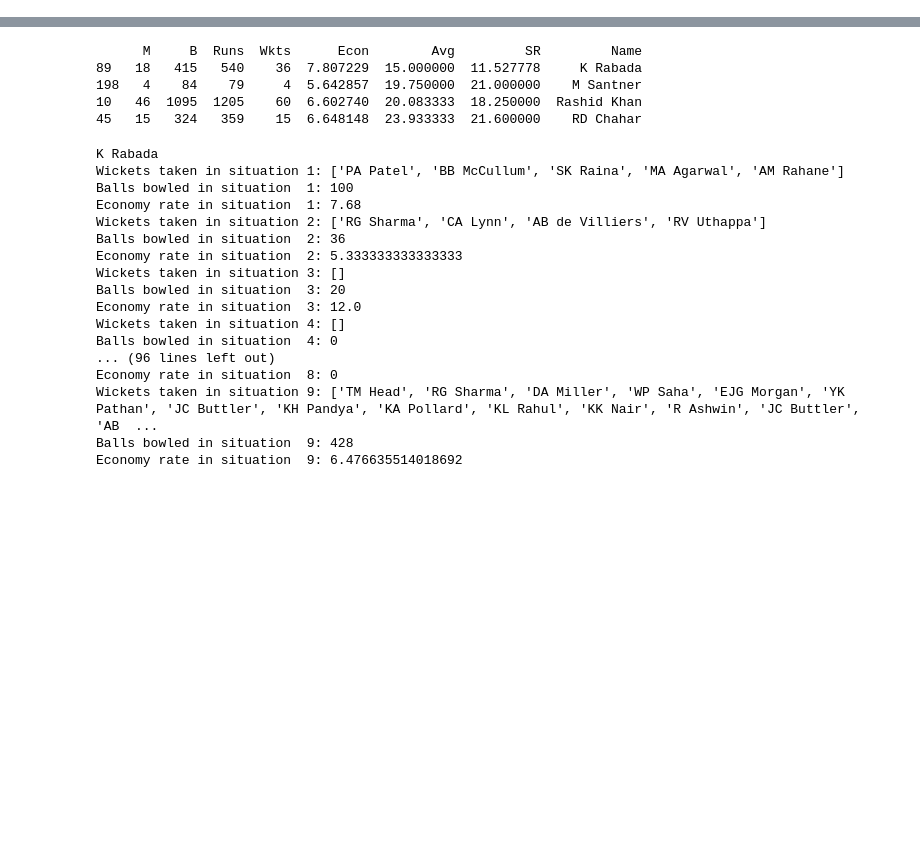
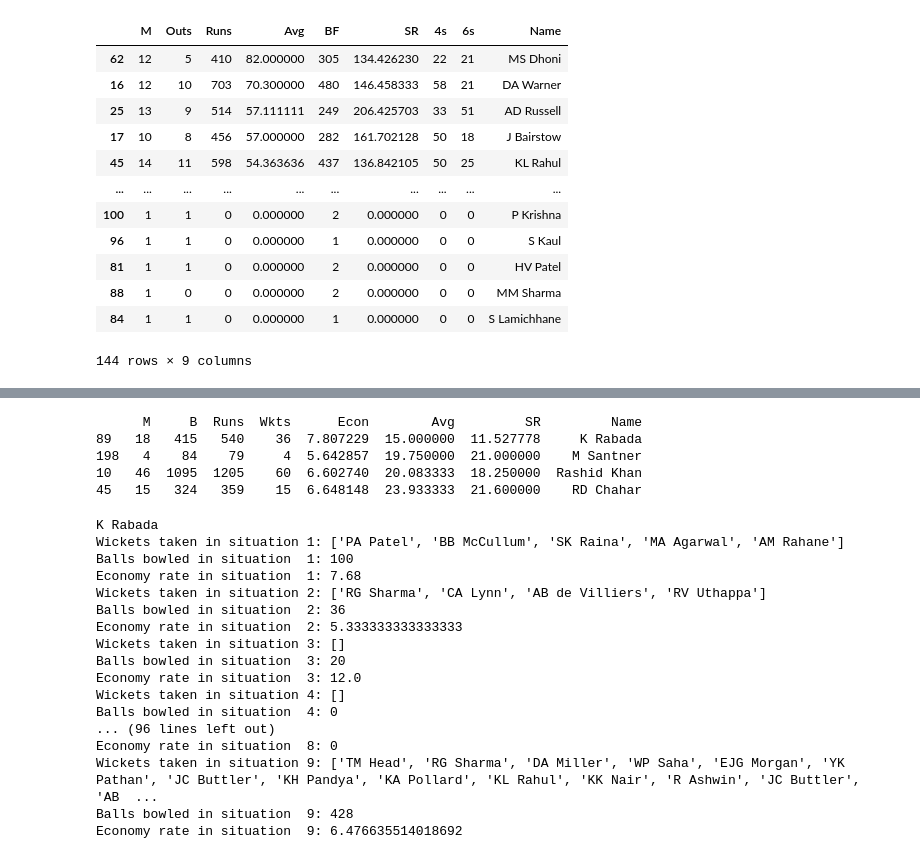
Before and after one commit to Tanavya/IPL-Simulation, a Jupyter notebook: diagnostics.ipynb, the cells around one changed output, grey strips where cells are left out. Drawn from its saved outputs; the diff is of its cells as text; code cells hidden in the pictures; blank space fills up the shorter version.

```diff
--- a/diagnostics.ipynb
+++ b/diagnostics.ipynb
@@ -128,0 +299,16 @@ Loaded pre-trained parameters.
+# %%
+batsman_stats
+# %% [output]
+|  | M | Outs | Runs | Avg | BF | SR | 4s | 6s | Name |
+| 62 | 12 | 5 | 410 | 82.000000 | 305 | 134.426230 | 22 | 21 | MS Dhoni |
+| 16 | 12 | 10 | 703 | 70.300000 | 480 | 146.458333 | 58 | 21 | DA Warner |
+| 25 | 13 | 9 | 514 | 57.111111 | 249 | 206.425703 | 33 | 51 | AD Russell |
+| 17 | 10 | 8 | 456 | 57.000000 | 282 | 161.702128 | 50 | 18 | J Bairstow |
+| 45 | 14 | 11 | 598 | 54.363636 | 437 | 136.842105 | 50 | 25 | KL Rahul |
+| ... | ... | ... | ... | ... | ... | ... | ... | ... | ... |
+| 100 | 1 | 1 | 0 | 0.000000 | 2 | 0.000000 | 0 | 0 | P Krishna |
+| 96 | 1 | 1 | 0 | 0.000000 | 1 | 0.000000 | 0 | 0 | S Kaul |
+| 81 | 1 | 1 | 0 | 0.000000 | 2 | 0.000000 | 0 | 0 | HV Patel |
+| 88 | 1 | 0 | 0 | 0.000000 | 2 | 0.000000 | 0 | 0 | MM Sharma |
+| 84 | 1 | 1 | 0 | 0.000000 | 1 | 0.000000 | 0 | 0 | S Lamichhane |
+144 rows × 9 columns
```
Also changed, not shown: parts of 27 cells of this notebook, 4 other files.
